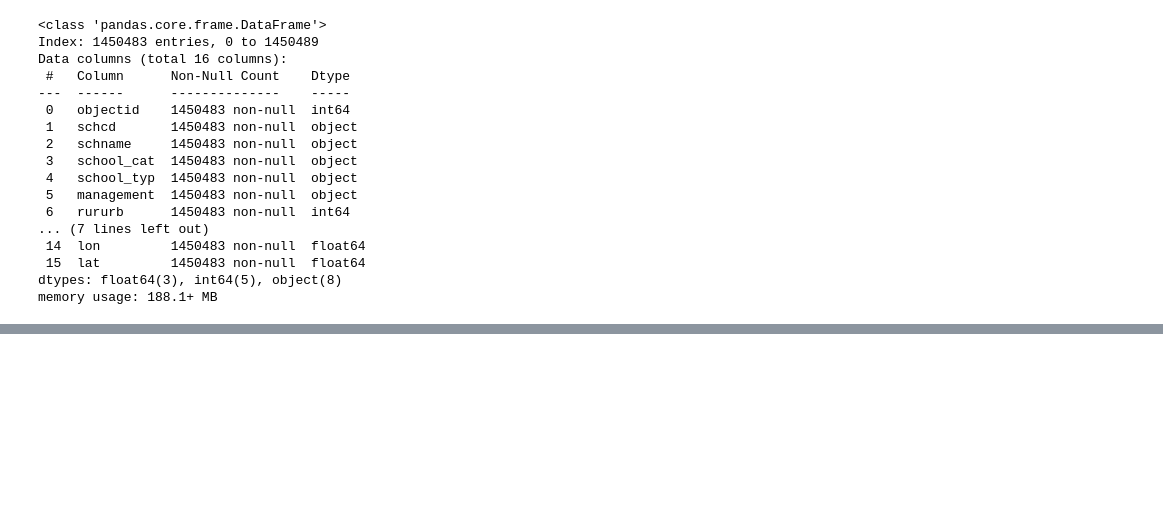
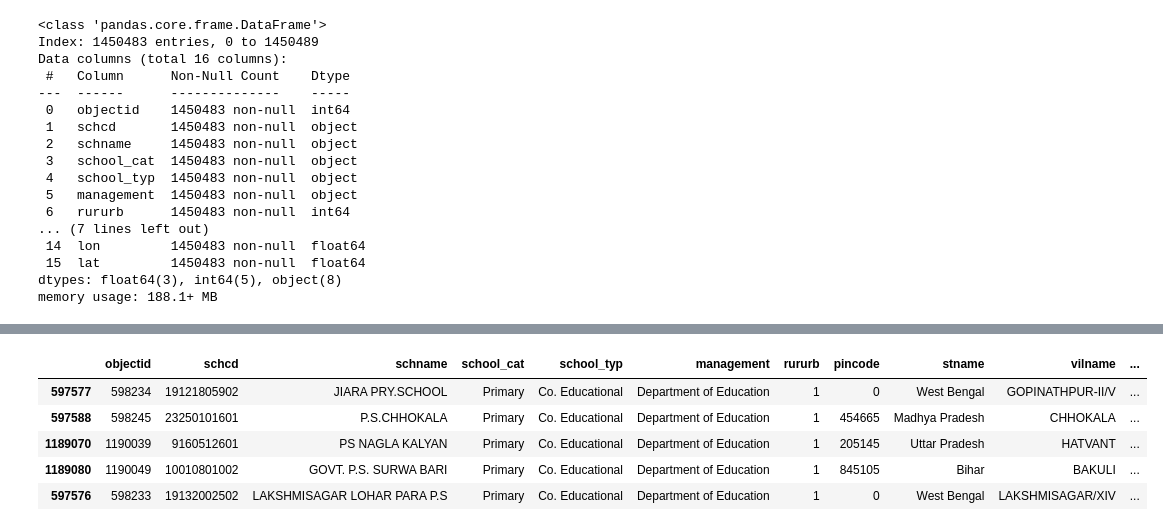
Before and after one commit to ashwin-v4/Edu-Recommender, a Jupyter notebook: school.ipynb, the cells around one changed output, grey strips where cells are left out. Cells and saved outputs as stored; diff of their text form; code cells hidden in the pictures; blank space fills up the shorter version.

```diff
--- a/school.ipynb
+++ b/school.ipynb
@@ -314,0 +396,9 @@ new_df.head(3)
+# %%
+new_df.iloc[[597571,  597582, 1189063, 1189073,  597570]]
+# %% [output]
+|  | objectid | schcd | schname | school_cat | school_typ | management | rururb | pincode | stname | vilname | ... |
+| 597577 | 598234 | 19121805902 | JIARA PRY.SCHOOL | Primary | Co. Educational | Department of Education | 1 | 0 | West Bengal | GOPINATHPUR-II/V | ... |
+| 597588 | 598245 | 23250101601 | P.S.CHHOKALA | Primary | Co. Educational | Department of Education | 1 | 454665 | Madhya Pradesh | CHHOKALA | ... |
+| 1189070 | 1190039 | 9160512601 | PS NAGLA KALYAN | Primary | Co. Educational | Department of Education | 1 | 205145 | Uttar Pradesh | HATVANT | ... |
+| 1189080 | 1190049 | 10010801002 | GOVT. P.S. SURWA BARI | Primary | Co. Educational | Department of Education | 1 | 845105 | Bihar | BAKULI | ... |
+| 597576 | 598233 | 19132002502 | LAKSHMISAGAR LOHAR PARA P.S | Primary | Co. Educational | Department of Education | 1 | 0 | West Bengal | LAKSHMISAGAR/XIV | ... |
```
Also changed, not shown: parts of 15 cells of this notebook.
